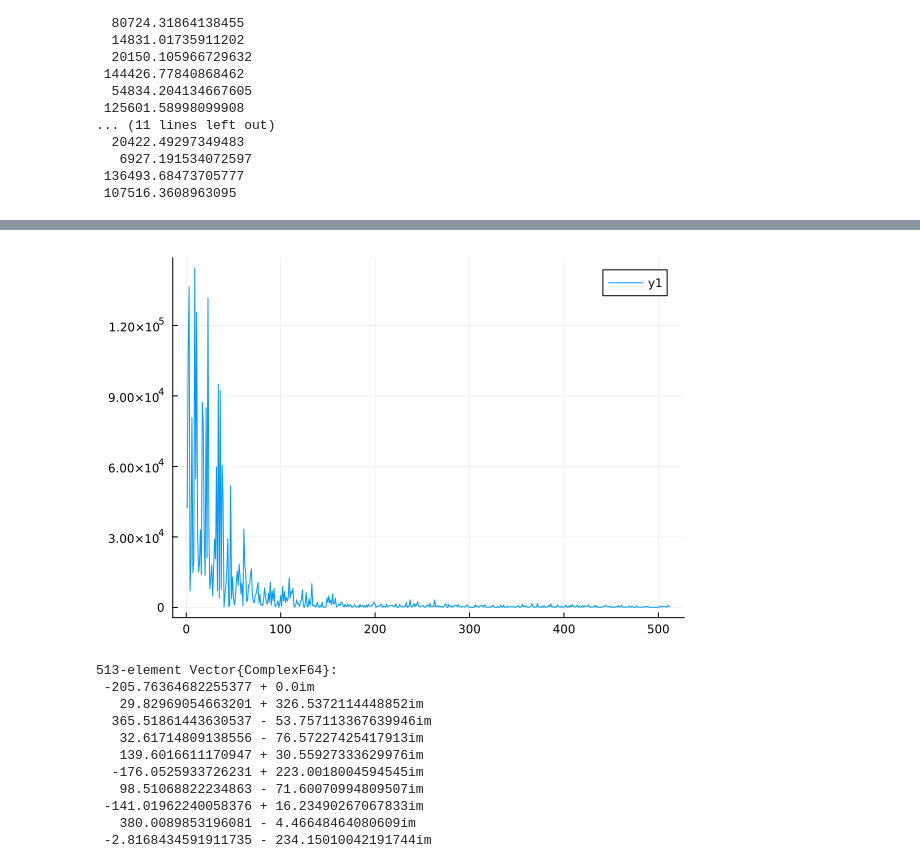
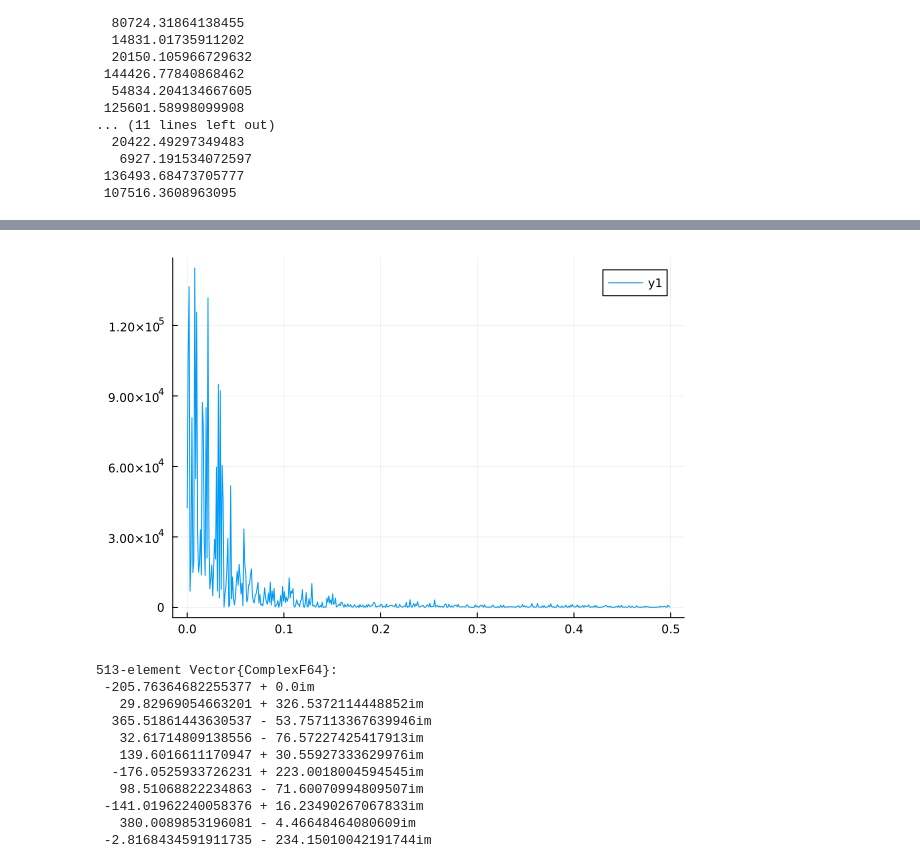
Before and after one commit to helmutstrey/BME-574-2024, a Jupyter notebook: fft_experiments.ipynb, the cells around one changed output, grey strips where cells are left out. Drawn from its saved outputs; the diff is of its cells as text; code cells hidden in the pictures.

```diff
--- a/fft_experiments.ipynb
+++ b/fft_experiments.ipynb
@@ -117,3 +117,5 @@ px = abs.(fx) .^2
    6927.191534072597
  136493.68473705777
  107516.3608963095
+# %%
+f = fftfreq(N,1.0)
@@ -120,7 +140,7 @@ px = abs.(fx) .^2
 # %%
-plot(px[1:512])
+plot(f[1:512],px[1:512])
 # %% [output]
-[figure, old version]
+[figure, new version]
 # %%
 frx = rfft(x)
 # %% [output]
```
Also changed, not shown: parts of 8 cells of this notebook, 3 other files.
